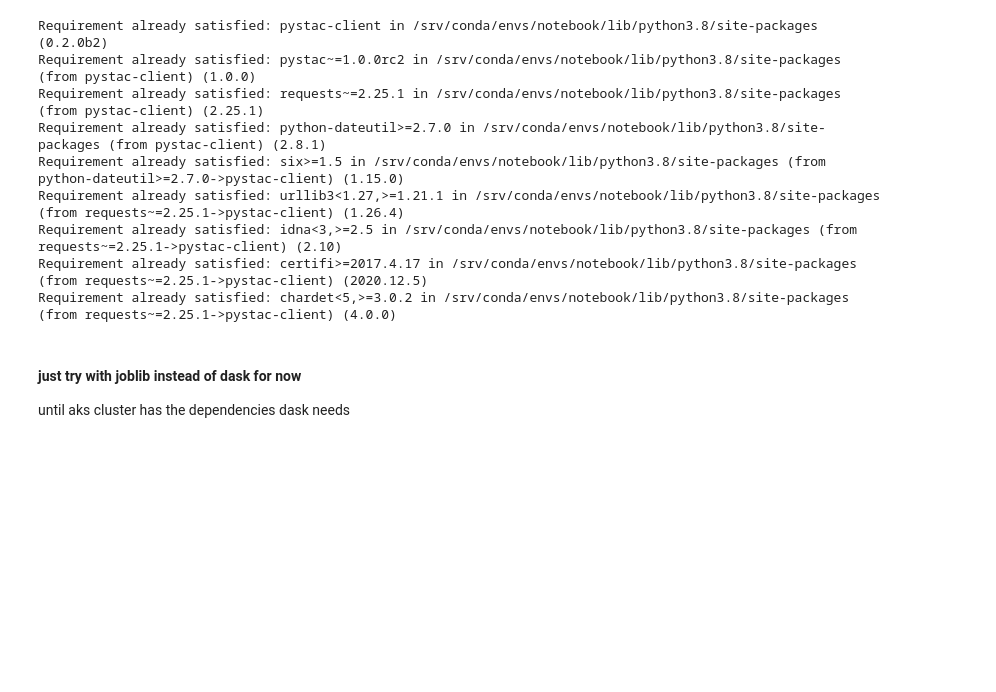
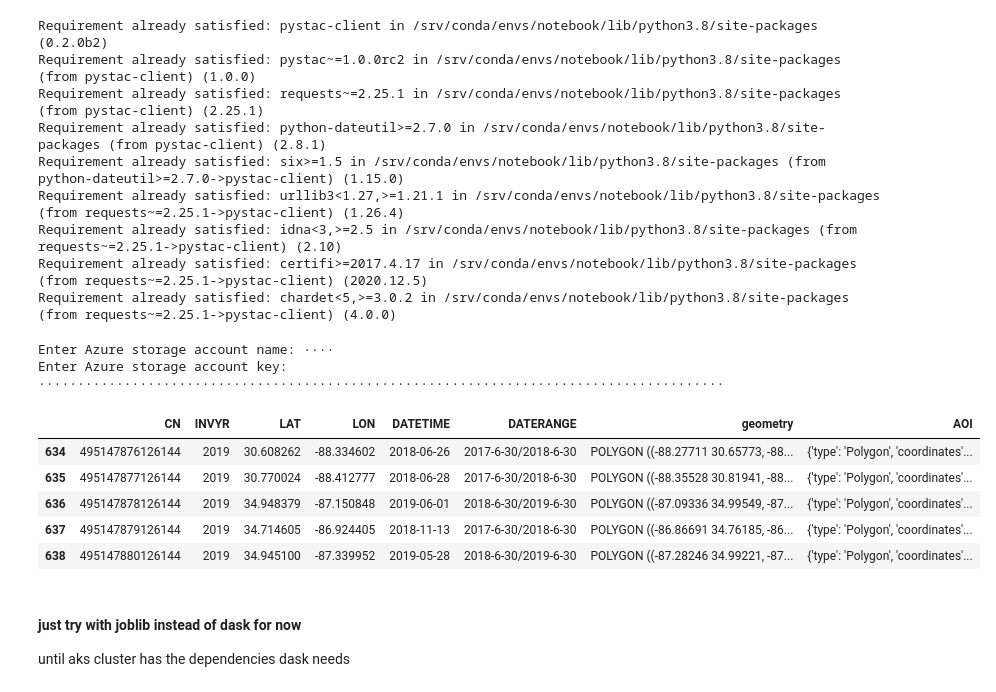
Before and after one commit to csp-inc/data-ingestion, a Jupyter notebook: notebooks/fia-sentinel.ipynb, the cells around one changed output. Saved outputs shown, nothing was run; the diff lists cells and outputs as text; code cells hidden in the pictures; blank space fills up the shorter version.

```diff
--- a/notebooks/fia-sentinel.ipynb
+++ b/notebooks/fia-sentinel.ipynb
@@ -254,0 +234,19 @@ def collect_hrefs(items, *bands):
+# %%
+import getpass
+
+ACCOUNT_NAME = getpass.getpass('Enter Azure storage account name:')
+ACCOUNT_KEY = getpass.getpass('Enter Azure storage account key:')
+
+storage_options = {"account_name": ACCOUNT_NAME, "account_key": ACCOUNT_KEY}
+# %% [output]
+Enter Azure storage account name: ····
+Enter Azure storage account key: ························································································
+# %%
+gdf.head()
+# %% [output]
+|  | CN | INVYR | LAT | LON | DATETIME | DATERANGE | geometry | AOI |
+| 634 | 495147876126144 | 2019 | 30.608262 | -88.334602 | 2018-06-26 | 2017-6-30/2018-6-30 | POLYGON ((-88.27711 30.65773, -88... | {'type': 'Polygon', 'coordinates'... |
+| 635 | 495147877126144 | 2019 | 30.770024 | -88.412777 | 2018-06-28 | 2017-6-30/2018-6-30 | POLYGON ((-88.35528 30.81941, -88... | {'type': 'Polygon', 'coordinates'... |
+| 636 | 495147878126144 | 2019 | 34.948379 | -87.150848 | 2019-06-01 | 2018-6-30/2019-6-30 | POLYGON ((-87.09336 34.99549, -87... | {'type': 'Polygon', 'coordinates'... |
+| 637 | 495147879126144 | 2019 | 34.714605 | -86.924405 | 2018-11-13 | 2017-6-30/2018-6-30 | POLYGON ((-86.86691 34.76185, -86... | {'type': 'Polygon', 'coordinates'... |
+| 638 | 495147880126144 | 2019 | 34.945100 | -87.339952 | 2019-05-28 | 2018-6-30/2019-6-30 | POLYGON ((-87.28246 34.99221, -87... | {'type': 'Polygon', 'coordinates'... |
```
Also changed, not shown: parts of 18 cells of this notebook.
